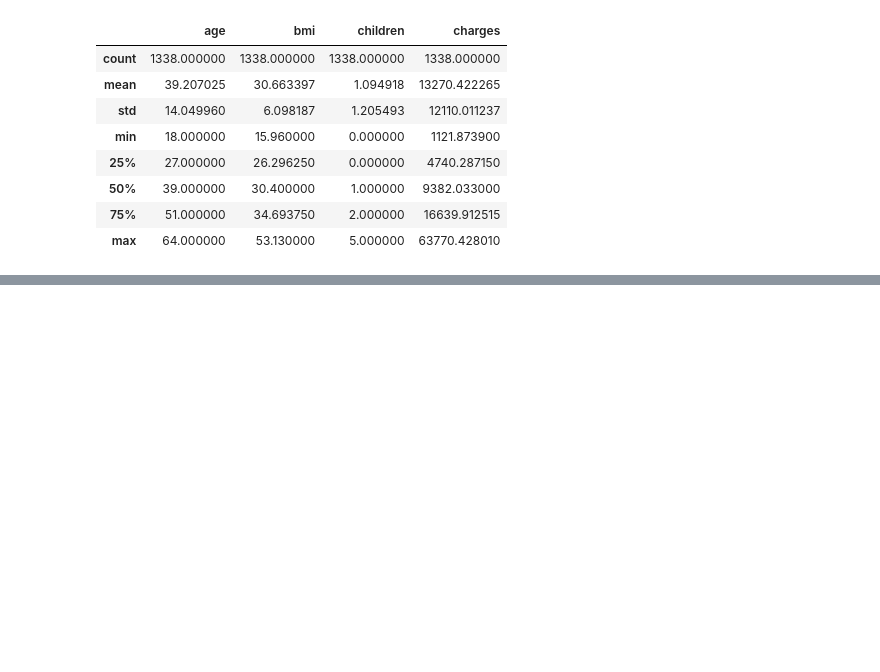
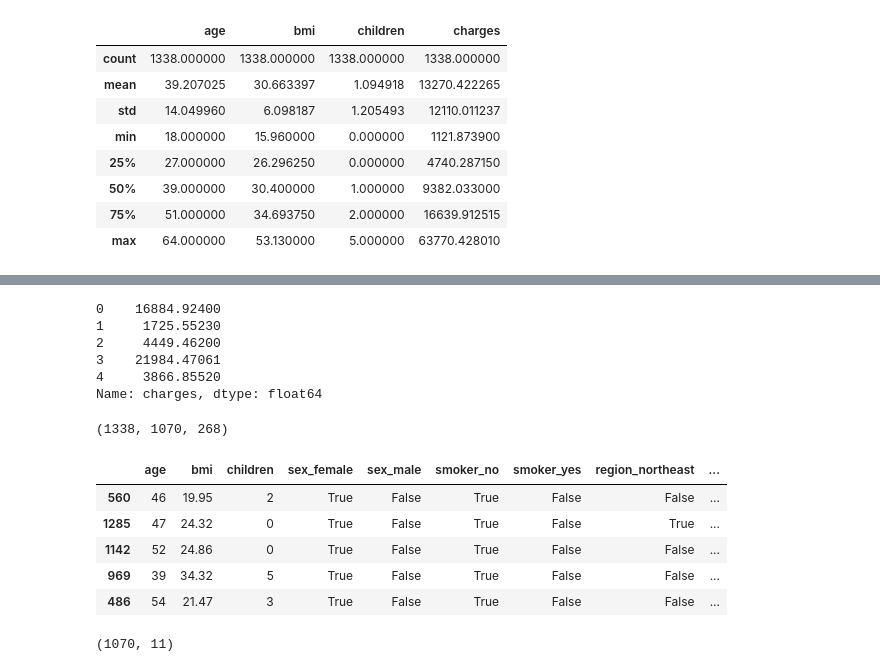
Before and after one commit to LT-Ripjaws/deep-learning, a Jupyter notebook: Exercises/2#-Neural_Network_Regression_TF.ipynb, the cells around one changed output, grey strips where cells are left out. Drawn from its saved outputs; the diff is of its cells as text; code cells hidden in the pictures; blank space fills up the shorter version.

```diff
--- a/Exercises/2#-Neural_Network_Regression_TF.ipynb
+++ b/Exercises/2#-Neural_Network_Regression_TF.ipynb
@@ -545,0 +572,30 @@ insurance.describe()
+# %%
+y.head()
+# %% [output]
+0    16884.92400
+1     1725.55230
+2     4449.46200
+3    21984.47061
+4     3866.85520
+Name: charges, dtype: float64
+# %%
+# Lets create training and test set
+from sklearn.model_selection import train_test_split
+X_train, X_test, y_train, y_test = train_test_split(X, y, test_size=0.2, random_state=42)
+
+len(X), len(X_train), len(X_test)
+# %% [output]
+(1338, 1070, 268)
+# %%
+X_train.head() # randomly shuffled! just what we want
+# %% [output]
+|  | age | bmi | children | sex_female | sex_male | smoker_no | smoker_yes | region_northeast | ... |
+| 560 | 46 | 19.95 | 2 | True | False | True | False | False | ... |
+| 1285 | 47 | 24.32 | 0 | True | False | True | False | True | ... |
+| 1142 | 52 | 24.86 | 0 | True | False | True | False | False | ... |
+| 969 | 39 | 34.32 | 5 | True | False | True | False | False | ... |
+| 486 | 54 | 21.47 | 3 | True | False | True | False | False | ... |
+# %%
+X_train.shape
+# %% [output]
+(1070, 11)
```
Also changed, not shown: parts of 42 cells of this notebook.
